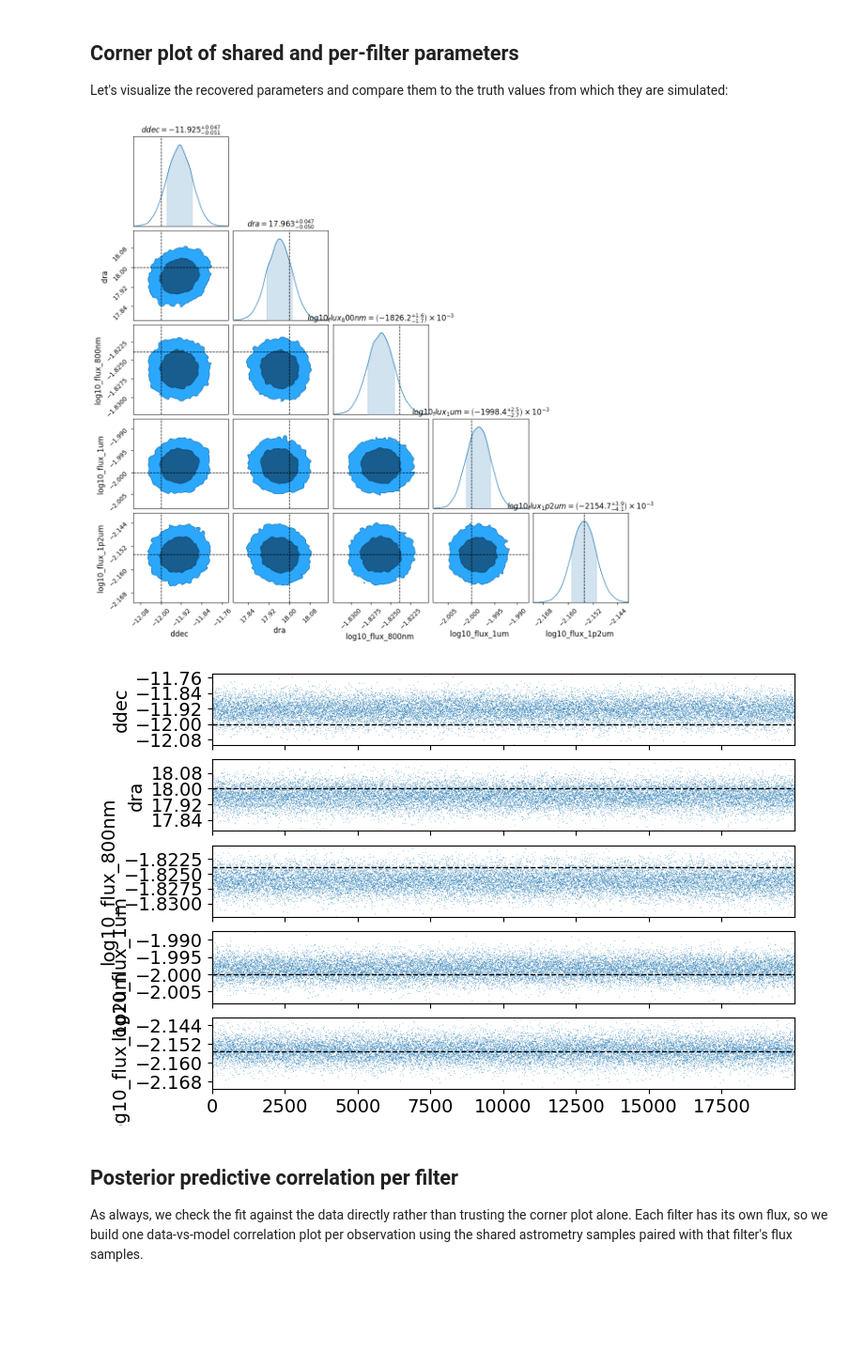
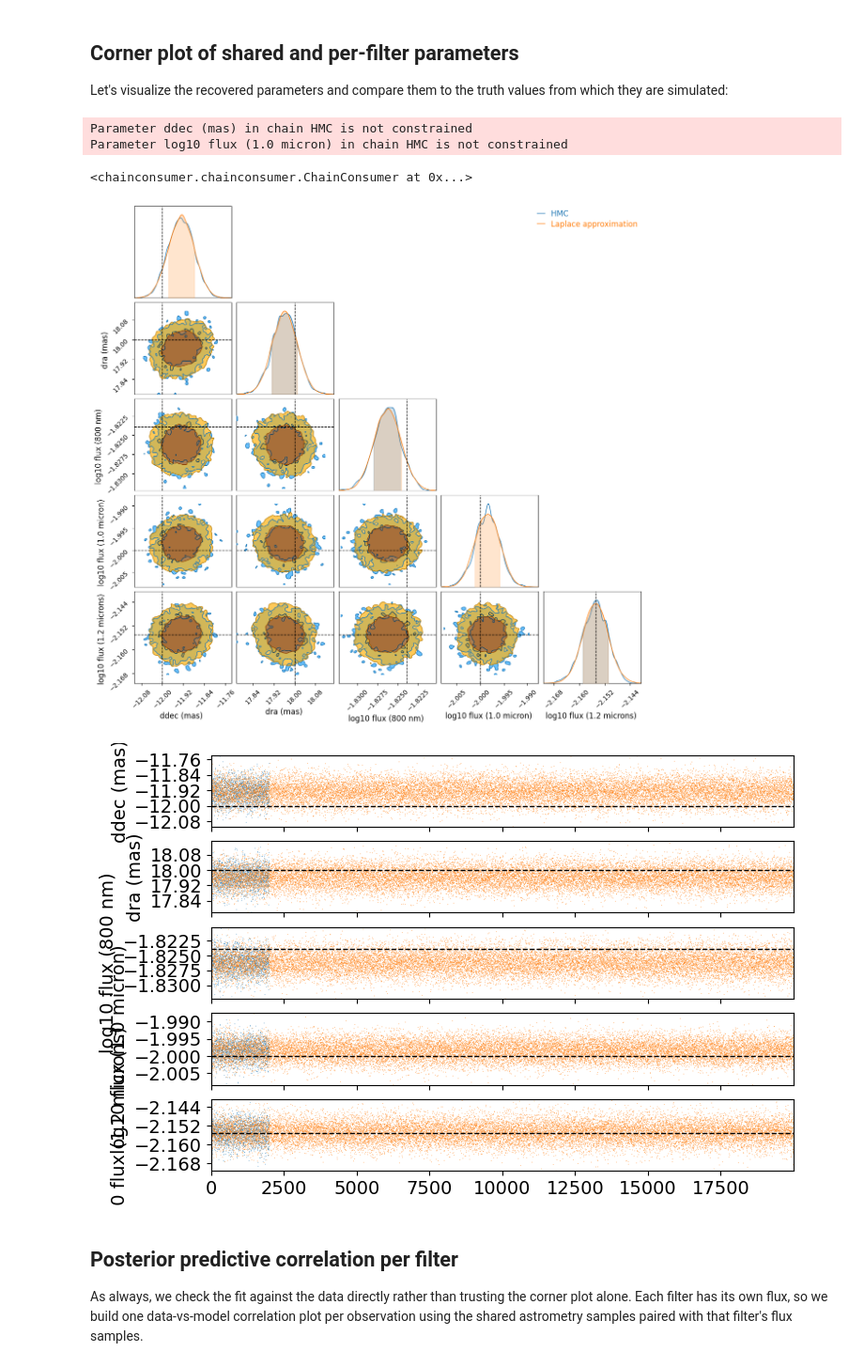
Before and after one commit to benjaminpope/drpangloss, a Jupyter notebook: notebooks/hierarchical_inference.ipynb, the cells around one changed output. Shown at 94% size. Cells and saved outputs as stored; diff of their text form; code cells hidden in the pictures; blank space fills up the shorter version.

```diff
--- a/notebooks/hierarchical_inference.ipynb
+++ b/notebooks/hierarchical_inference.ipynb
@@ -104,17 +157,10 @@ truth_loglike = joint_loglike(truth, observations, model_fn)
 
 The Fisher Information Matrix tells us the expected information in the data, providing both a limit to the best possible covariance we can obtain from the data (the Cramér-Rao lower bound) and a way of normalising parameters, which might have very different scales and correlations. It is often best to do this normalization before Bayesian inference, in order to precondition the model for fast convergence.
 # %%
-prediction_fn = lambda values: joint_prediction(
-    values, observations, binary_model
-)
-errors = observation_errors(observations)
-initial_fisher, unravel = gaussian_fisher(
-    prediction_fn, params, errors, ridge=1e-8
-)
+prediction_fn = lambda values: joint_prediction(values, observations, binary_model)
+errors = joint_errors(observations)
+initial_fisher, unravel = gaussian_fisher(prediction_fn, params, errors, ridge=1e-8)
 projection = fisher_projection(initial_fisher, eps=1e-10)
 
-{
-    "fisher_shape": initial_fisher.shape,
-    "whitened_metric": projection.T @ initial_fisher @ projection,
-}
+print(f"Fisher matrix: {initial_fisher.shape[0]} x {initial_fisher.shape[1]}")
 # %% [output]
@@ -258,48 +268,40 @@ laplace_sigma = jnp.sqrt(jnp.diag(laplace_covariance))
 
 Let's visualize the recovered parameters and compare them to the truth values from which they are simulated:
 # %%
-import numpy as onp
-import pandas as pd
-
-from drpangloss.plotting import (
-    plot_chainconsumer_diagnostics,
-    plot_data_model_correlation,
-    posterior_predictive_summary,
-)
-
-parameter_columns = [
-    "ddec",
-    "dra",
-    "log10_flux_800nm",
-    "log10_flux_1um",
-    "log10_flux_1p2um",
-]
+parameter_columns = ["ddec (mas)", "dra (mas)"] + [f"log10 flux ({label})" for label in FILTER_LABELS]
 
 flat_recovered, unravel_recovered = ravel_pytree(recovered)
 flat_truth, _ = ravel_pytree(truth)
-
-# Gaussian samples from the local Laplace covariance around the fitted solution.
 n_samples = 20000
 cholesky = jnp.linalg.cholesky(laplace_covariance)
-standard_normal = jax.random.normal(
-    jax.random.key(11), (n_samples, flat_recovered.size)
-)
+standard_normal = jax.random.normal(jax.random.PRNGKey(11), (n_samples, flat_recovered.size))
 latent_samples = flat_recovered[None, :] + standard_normal @ cholesky.T
+laplace_samples_df = pd.DataFrame(onp.asarray(latent_samples), columns=parameter_columns)
 
-samples_df = pd.DataFrame(
-    onp.asarray(latent_samples), columns=parameter_columns
+hmc_samples_df = pd.DataFrame(
+    {
+        "ddec (mas)": onp.asarray(posterior["ddec"]),
+        "dra (mas)": onp.asarray(posterior["dra"]),
+        **{
+            f"log10 flux ({label})": onp.asarray(posterior["log10_flux"][:, index])
+            for index, label in enumerate(FILTER_LABELS)
+        },
+    }
 )
 truth_dict = dict(zip(parameter_columns, onp.asarray(flat_truth)))
 
 plot_chainconsumer_diagnostics(
-    {"Laplace approximation": samples_df},
+    {"HMC": hmc_samples_df, "Laplace approximation": laplace_samples_df},
     columns=parameter_columns,
     truth=truth_dict,
-    colors=["#1f77b4"],
-);
+    colors=["#1f77b4", "#ff7f0e"],
+)
 # %% [output]
+Parameter ddec (mas) in chain HMC is not constrained
+Parameter log10 flux (1.0 micron) in chain HMC is not constrained
+<chainconsumer.chainconsumer.ChainConsumer at 0x...>
-[figure, old version]
+[figure, new version]
-[figure, old version]
+[figure, new version]
 # %% [markdown]
 ## Posterior predictive correlation per filter
 
```
Also changed, not shown: parts of 12 cells of this notebook, 28 other files.
